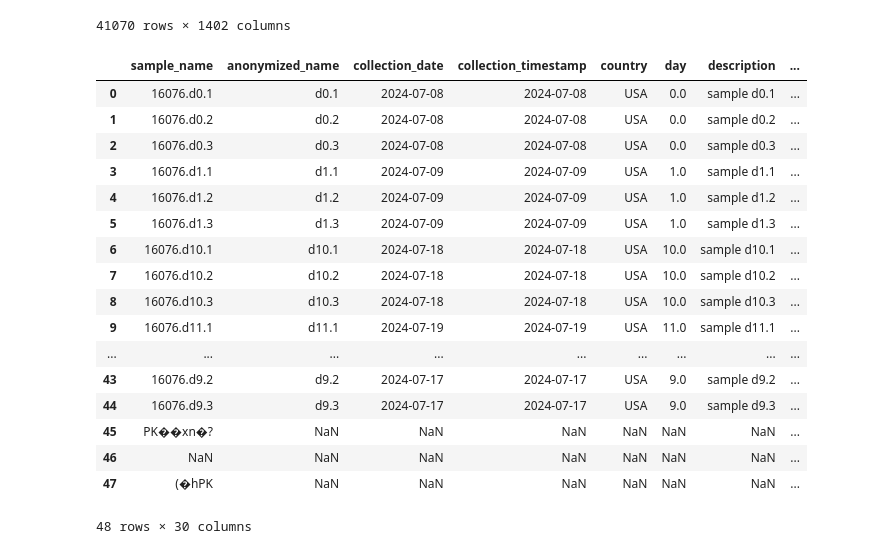
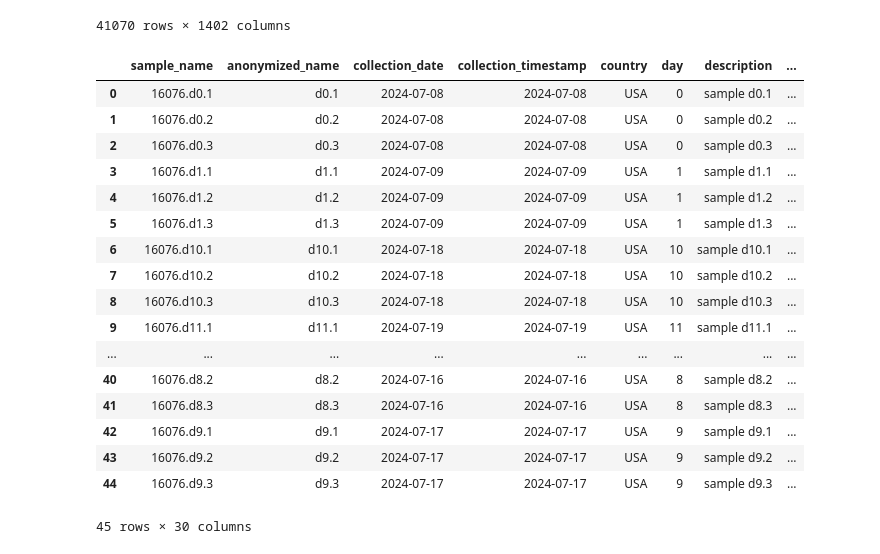
Before and after one commit to dhruvviveksharma/EzRedbiom, a Jupyter notebook: ezredbiom.ipynb, the cells around one changed output. Cells and saved outputs as stored; diff of their text form; code cells hidden in the pictures.

```diff
--- a/ezredbiom.ipynb
+++ b/ezredbiom.ipynb
@@ -71,25 +71,26 @@ df
 | 41069 | NaN | NaN | NaN | NaN | NaN | NaN | ... |
 41070 rows × 1402 columns
 # %%
-path = "./beef_study/raw_data.tsv"
+import pandas as pd
+path = "./16076_20250812-093534.txt"
 df = pd.read_csv(path, sep='\t')
 df
 # %% [output]
 |  | sample_name | anonymized_name | collection_date | collection_timestamp | country | day | description | ... |
-| 0 | 16076.d0.1 | d0.1 | 2024-07-08 | 2024-07-08 | USA | 0.0 | sample d0.1 | ... |
-| 1 | 16076.d0.2 | d0.2 | 2024-07-08 | 2024-07-08 | USA | 0.0 | sample d0.2 | ... |
-| 2 | 16076.d0.3 | d0.3 | 2024-07-08 | 2024-07-08 | USA | 0.0 | sample d0.3 | ... |
-| 3 | 16076.d1.1 | d1.1 | 2024-07-09 | 2024-07-09 | USA | 1.0 | sample d1.1 | ... |
-| 4 | 16076.d1.2 | d1.2 | 2024-07-09 | 2024-07-09 | USA | 1.0 | sample d1.2 | ... |
-| 5 | 16076.d1.3 | d1.3 | 2024-07-09 | 2024-07-09 | USA | 1.0 | sample d1.3 | ... |
-| 6 | 16076.d10.1 | d10.1 | 2024-07-18 | 2024-07-18 | USA | 10.0 | sample d10.1 | ... |
-| 7 | 16076.d10.2 | d10.2 | 2024-07-18 | 2024-07-18 | USA | 10.0 | sample d10.2 | ... |
-| 8 | 16076.d10.3 | d10.3 | 2024-07-18 | 2024-07-18 | USA | 10.0 | sample d10.3 | ... |
-| 9 | 16076.d11.1 | d11.1 | 2024-07-19 | 2024-07-19 | USA | 11.0 | sample d11.1 | ... |
+| 0 | 16076.d0.1 | d0.1 | 2024-07-08 | 2024-07-08 | USA | 0 | sample d0.1 | ... |
+| 1 | 16076.d0.2 | d0.2 | 2024-07-08 | 2024-07-08 | USA | 0 | sample d0.2 | ... |
+| 2 | 16076.d0.3 | d0.3 | 2024-07-08 | 2024-07-08 | USA | 0 | sample d0.3 | ... |
+| 3 | 16076.d1.1 | d1.1 | 2024-07-09 | 2024-07-09 | USA | 1 | sample d1.1 | ... |
+| 4 | 16076.d1.2 | d1.2 | 2024-07-09 | 2024-07-09 | USA | 1 | sample d1.2 | ... |
+| 5 | 16076.d1.3 | d1.3 | 2024-07-09 | 2024-07-09 | USA | 1 | sample d1.3 | ... |
+| 6 | 16076.d10.1 | d10.1 | 2024-07-18 | 2024-07-18 | USA | 10 | sample d10.1 | ... |
+| 7 | 16076.d10.2 | d10.2 | 2024-07-18 | 2024-07-18 | USA | 10 | sample d10.2 | ... |
+| 8 | 16076.d10.3 | d10.3 | 2024-07-18 | 2024-07-18 | USA | 10 | sample d10.3 | ... |
+| 9 | 16076.d11.1 | d11.1 | 2024-07-19 | 2024-07-19 | USA | 11 | sample d11.1 | ... |
 | ... | ... | ... | ... | ... | ... | ... | ... | ... |
-| 43 | 16076.d9.2 | d9.2 | 2024-07-17 | 2024-07-17 | USA | 9.0 | sample d9.2 | ... |
-| 44 | 16076.d9.3 | d9.3 | 2024-07-17 | 2024-07-17 | USA | 9.0 | sample d9.3 | ... |
-| 45 | PK��xn�? | NaN | NaN | NaN | NaN | NaN | NaN | ... |
-| 46 | NaN | NaN | NaN | NaN | NaN | NaN | NaN | ... |
-| 47 | (�hPK | NaN | NaN | NaN | NaN | NaN | NaN | ... |
+| 40 | 16076.d8.2 | d8.2 | 2024-07-16 | 2024-07-16 | USA | 8 | sample d8.2 | ... |
+| 41 | 16076.d8.3 | d8.3 | 2024-07-16 | 2024-07-16 | USA | 8 | sample d8.3 | ... |
+| 42 | 16076.d9.1 | d9.1 | 2024-07-17 | 2024-07-17 | USA | 9 | sample d9.1 | ... |
+| 43 | 16076.d9.2 | d9.2 | 2024-07-17 | 2024-07-17 | USA | 9 | sample d9.2 | ... |
+| 44 | 16076.d9.3 | d9.3 | 2024-07-17 | 2024-07-17 | USA | 9 | sample d9.3 | ... |
-48 rows × 30 columns
+45 rows × 30 columns
```
Also changed, not shown: 7 other files.
